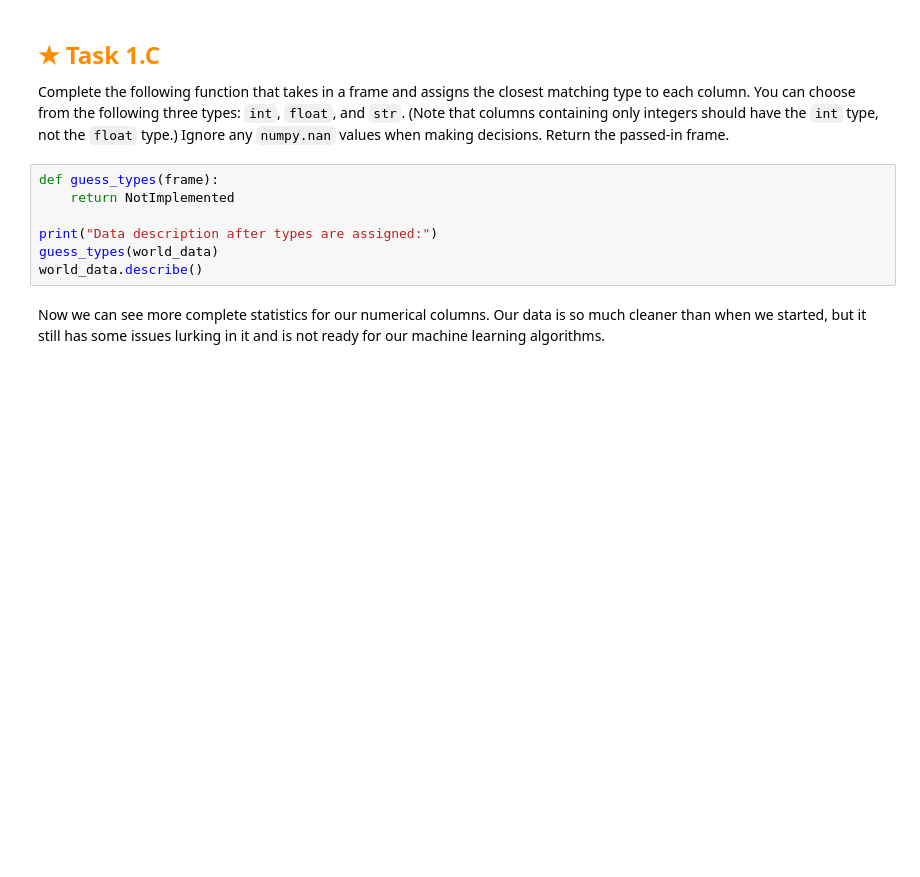
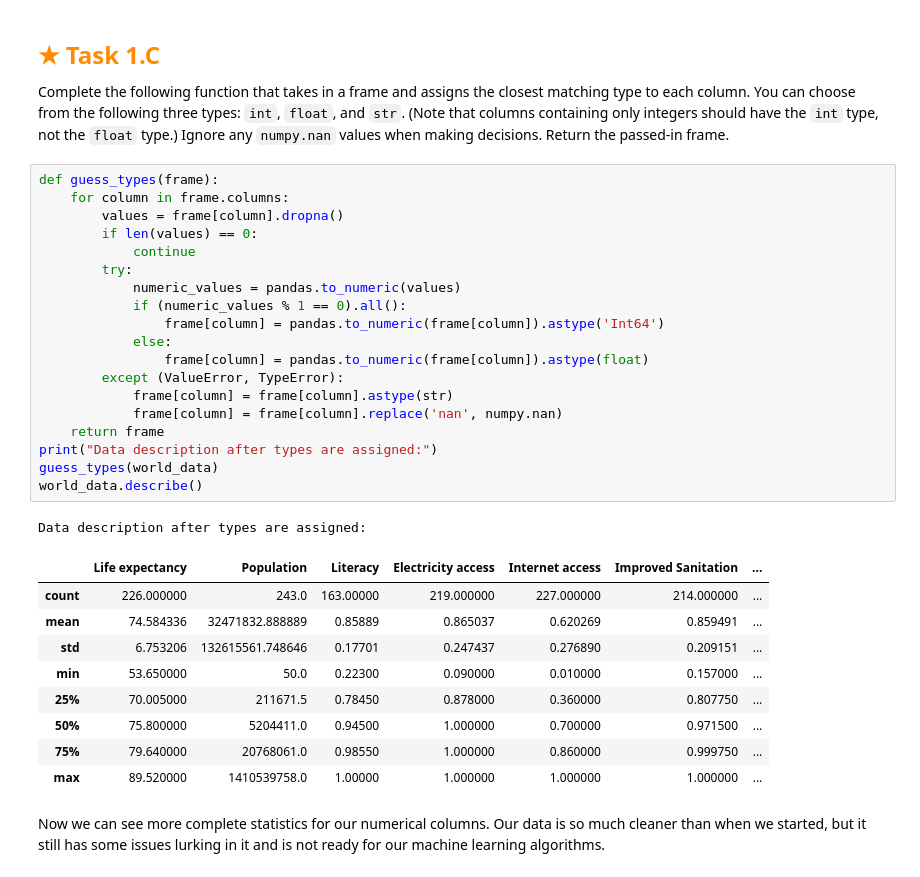
Before and after one commit to svsure-ucsc/HO3, a Jupyter notebook: assignment.ipynb, the cells around one changed output. Saved outputs shown, nothing was run; the diff lists cells and outputs as text; blank space fills up the shorter version.

```diff
--- a/assignment.ipynb
+++ b/assignment.ipynb
@@ -177,11 +280,34 @@ Ignore any `numpy.nan` values when making decisions.
 Return the passed-in frame.
 # %%
 def guess_types(frame):
-    return NotImplemented
-
+    for column in frame.columns:
+        values = frame[column].dropna()
+        if len(values) == 0:
+            continue
+        try:
+            numeric_values = pandas.to_numeric(values)
+            if (numeric_values % 1 == 0).all():
+                frame[column] = pandas.to_numeric(frame[column]).astype('Int64')
+            else:
+                frame[column] = pandas.to_numeric(frame[column]).astype(float)
+        except (ValueError, TypeError):
+            frame[column] = frame[column].astype(str)
+            frame[column] = frame[column].replace('nan', numpy.nan)
+    return frame
 print("Data description after types are assigned:")
 guess_types(world_data)
 world_data.describe()
+# %% [output]
+Data description after types are assigned:
+|  | Life expectancy | Population | Literacy | Electricity access | Internet access | Improved Sanitation | ... |
+| count | 226.000000 | 243.0 | 163.00000 | 219.000000 | 227.000000 | 214.000000 | ... |
+| mean | 74.584336 | 32471832.888889 | 0.85889 | 0.865037 | 0.620269 | 0.859491 | ... |
+| std | 6.753206 | 132615561.748646 | 0.17701 | 0.247437 | 0.276890 | 0.209151 | ... |
+| min | 53.650000 | 50.0 | 0.22300 | 0.090000 | 0.010000 | 0.157000 | ... |
+| 25% | 70.005000 | 211671.5 | 0.78450 | 0.878000 | 0.360000 | 0.807750 | ... |
+| 50% | 75.800000 | 5204411.0 | 0.94500 | 1.000000 | 0.700000 | 0.971500 | ... |
+| 75% | 79.640000 | 20768061.0 | 0.98550 | 1.000000 | 0.860000 | 0.999750 | ... |
+| max | 89.520000 | 1410539758.0 | 1.00000 | 1.000000 | 1.000000 | 1.000000 | ... |
 # %% [markdown]
 Now we can see more complete statistics for our numerical columns.
 Our data is so much cleaner than when we started,
```
Also changed, not shown: parts of 16 cells of this notebook.
